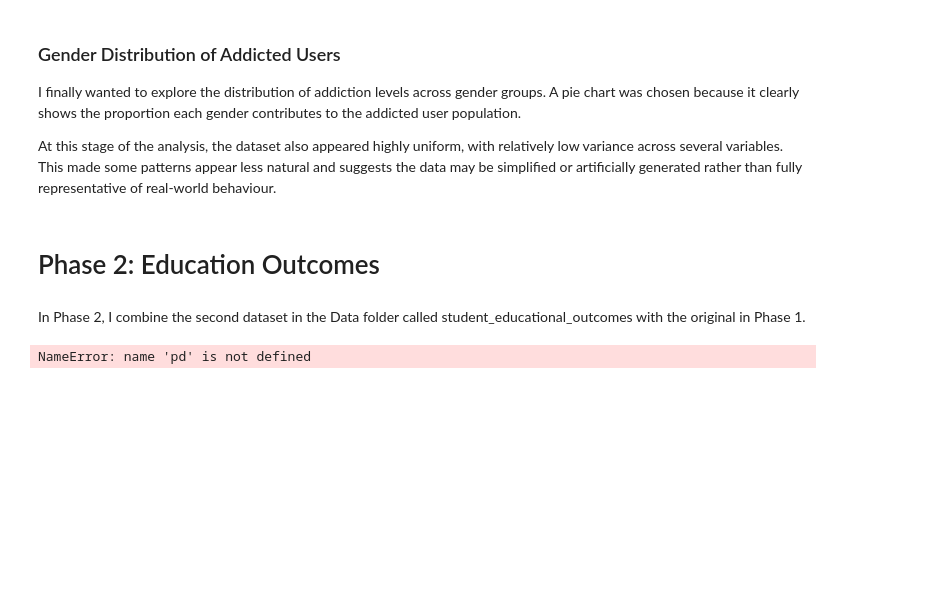
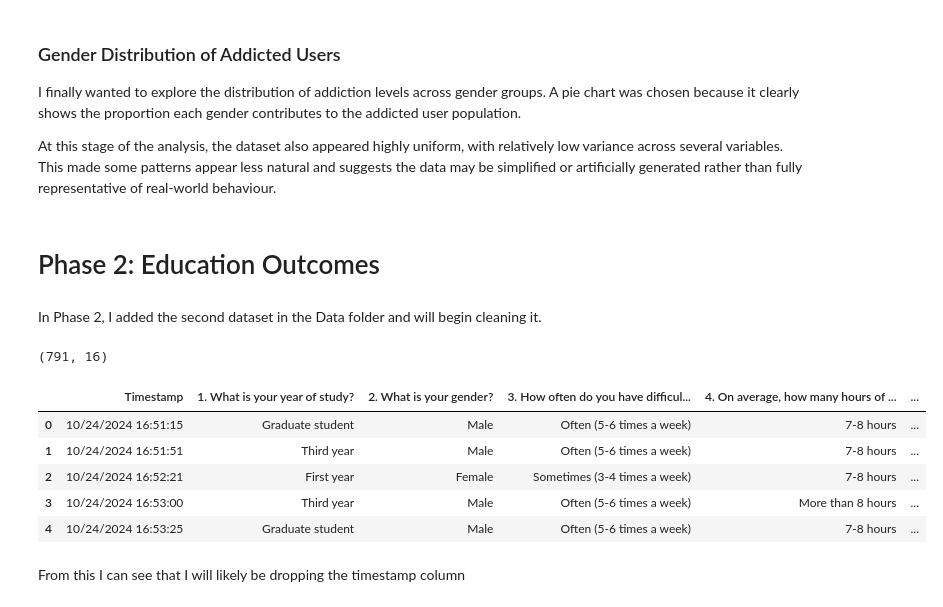
Before and after one commit to BuiltbyJaime/screens-sleep-scores, a Jupyter notebook: Notebooks/smartphone_addiction_analysis.ipynb, the cells around one changed output. Cells and saved outputs as stored; diff of their text form; code cells hidden in the pictures; blank space fills up the shorter version.

Commit message:
Overhauled the notebook to include more sections and included a database folder to store database.

```diff
--- a/Notebooks/smartphone_addiction_analysis.ipynb
+++ b/Notebooks/smartphone_addiction_analysis.ipynb
@@ -215,8 +449,20 @@ At this stage of the analysis, the dataset also appeared highly uniform, with re
 # %% [markdown]
 # Phase 2: Education Outcomes #
 # %% [markdown]
-In Phase 2,  I combine the second dataset in the Data folder called student_educational_outcomes with the original in Phase 1.
+In Phase 2,  I added the second dataset in the Data folder and will begin cleaning it.
 # %%
 df2 = pd.read_csv("../Data/student_educational_outcomes.csv")
+print(df2.shape)
 # %% [output]
-NameError: name 'pd' is not defined
+(791, 16)
+# %%
+df2.head()
+# %% [output]
+|  | Timestamp | 1. What is your year of study? | 2. What is your gender? | 3. How often do you have difficul... | 4. On average, how many hours of ... | ... |
+| 0 | 10/24/2024 16:51:15 | Graduate student | Male | Often (5-6 times a week) | 7-8 hours | ... |
+| 1 | 10/24/2024 16:51:51 | Third year | Male | Often (5-6 times a week) | 7-8 hours | ... |
+| 2 | 10/24/2024 16:52:21 | First year | Female | Sometimes (3-4 times a week) | 7-8 hours | ... |
+| 3 | 10/24/2024 16:53:00 | Third year | Male | Often (5-6 times a week) | More than 8 hours | ... |
+| 4 | 10/24/2024 16:53:25 | Graduate student | Male | Often (5-6 times a week) | 7-8 hours | ... |
+# %% [markdown]
+From this I can see that I will likely be dropping the timestamp column
```
Also changed, not shown: parts of 42 cells of this notebook, 2 other files.
